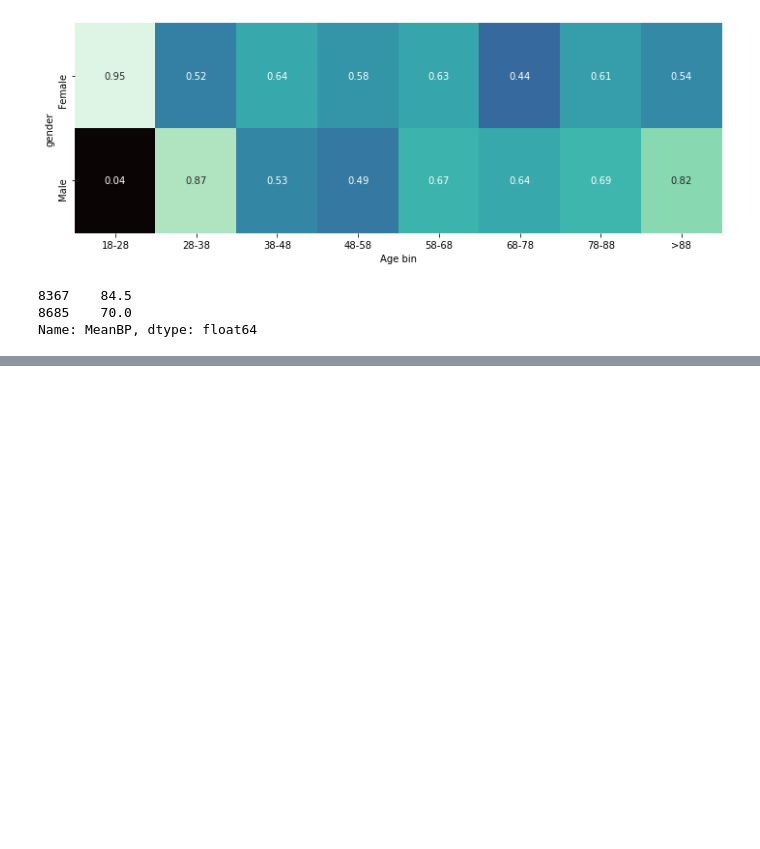
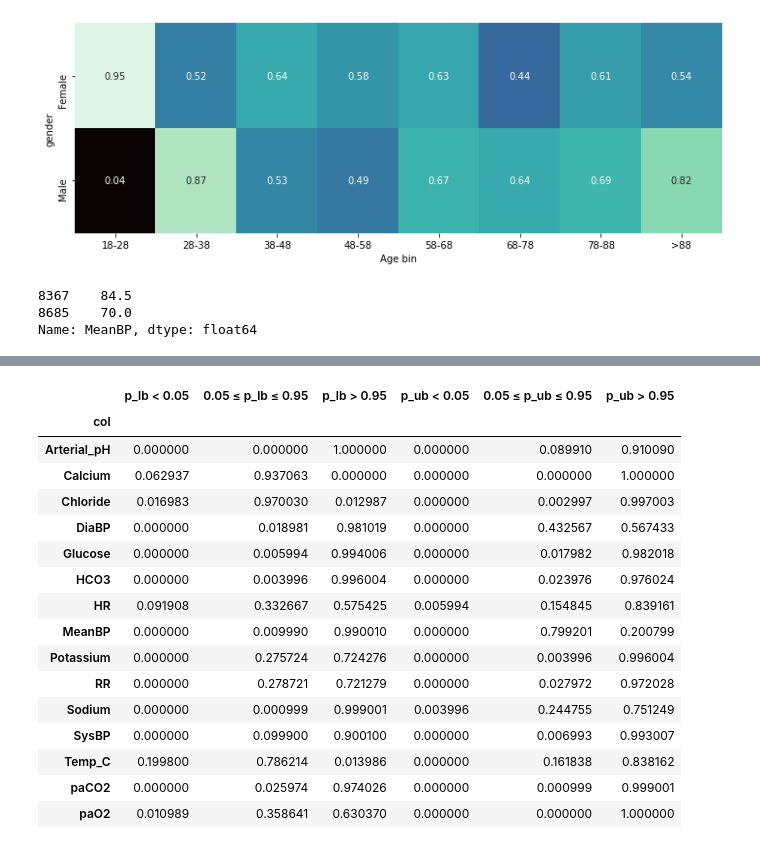
Before and after one commit to faaizT/CausalTwinAssessment, a Jupyter notebook: Manski bounds analysis (updated).ipynb, the cells around one changed output, grey strips where cells are left out. Cells and saved outputs as stored; diff of their text form; code cells hidden in the pictures; blank space fills up the shorter version.

```diff
--- a/Manski bounds analysis (updated).ipynb
+++ b/Manski bounds analysis (updated).ipynb
@@ -799,0 +874,32 @@ Name: MeanBP, dtype: float64
+# %%
+def box_p_values(val):
+    if val < 0.05:
+        return '< 0.05'
+
+scores['p_lb < 0.05'] = (scores['Scores_lb']<0.05).astype(int)
+scores['0.05 ≤ p_lb ≤ 0.95'] = ((scores['Scores_lb']>=0.05) & (scores['Scores_lb']<=0.95)).astype(int)
+scores['p_lb > 0.95'] = (scores['Scores_lb']>0.95).astype(int)
+
+scores['p_ub < 0.05'] = (scores['Scores_ub']<0.05).astype(int)
+scores['0.05 ≤ p_ub ≤ 0.95'] = ((scores['Scores_ub']>=0.05) & (scores['Scores_ub']<=0.95)).astype(int)
+scores['p_ub > 0.95'] = (scores['Scores_ub']>0.95).astype(int)
+# %%
+scores.groupby('col')[['col', 'p_lb < 0.05', '0.05 ≤ p_lb ≤ 0.95', 'p_lb > 0.95', 'p_ub < 0.05', '0.05 ≤ p_ub ≤ 0.95', 'p_ub > 0.95']].mean()
+# %% [output]
+|  | p_lb < 0.05 | 0.05 ≤ p_lb ≤ 0.95 | p_lb > 0.95 | p_ub < 0.05 | 0.05 ≤ p_ub ≤ 0.95 | p_ub > 0.95 |
+| col |  |  |  |  |  |  |
+| Arterial_pH | 0.000000 | 0.000000 | 1.000000 | 0.000000 | 0.089910 | 0.910090 |
+| Calcium | 0.062937 | 0.937063 | 0.000000 | 0.000000 | 0.000000 | 1.000000 |
+| Chloride | 0.016983 | 0.970030 | 0.012987 | 0.000000 | 0.002997 | 0.997003 |
+| DiaBP | 0.000000 | 0.018981 | 0.981019 | 0.000000 | 0.432567 | 0.567433 |
+| Glucose | 0.000000 | 0.005994 | 0.994006 | 0.000000 | 0.017982 | 0.982018 |
+| HCO3 | 0.000000 | 0.003996 | 0.996004 | 0.000000 | 0.023976 | 0.976024 |
+| HR | 0.091908 | 0.332667 | 0.575425 | 0.005994 | 0.154845 | 0.839161 |
+| MeanBP | 0.000000 | 0.009990 | 0.990010 | 0.000000 | 0.799201 | 0.200799 |
+| Potassium | 0.000000 | 0.275724 | 0.724276 | 0.000000 | 0.003996 | 0.996004 |
+| RR | 0.000000 | 0.278721 | 0.721279 | 0.000000 | 0.027972 | 0.972028 |
+| Sodium | 0.000000 | 0.000999 | 0.999001 | 0.003996 | 0.244755 | 0.751249 |
+| SysBP | 0.000000 | 0.099900 | 0.900100 | 0.000000 | 0.006993 | 0.993007 |
+| Temp_C | 0.199800 | 0.786214 | 0.013986 | 0.000000 | 0.161838 | 0.838162 |
+| paCO2 | 0.000000 | 0.025974 | 0.974026 | 0.000000 | 0.000999 | 0.999001 |
+| paO2 | 0.010989 | 0.358641 | 0.630370 | 0.000000 | 0.000000 | 1.000000 |
```
Also changed, not shown: parts of 6 cells of this notebook.
